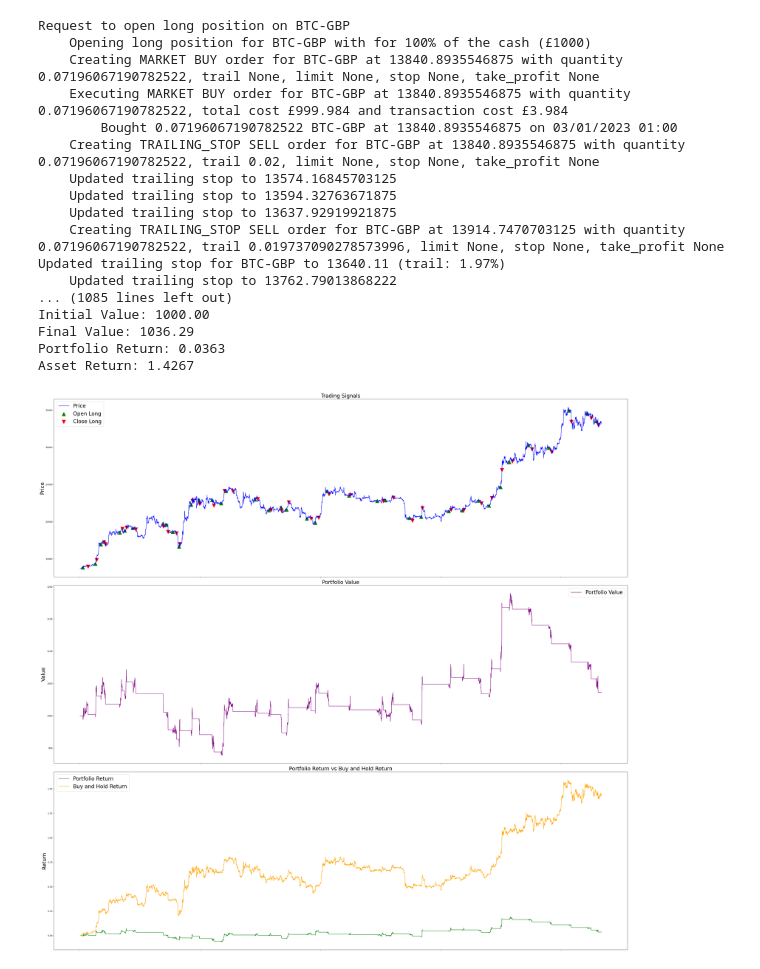
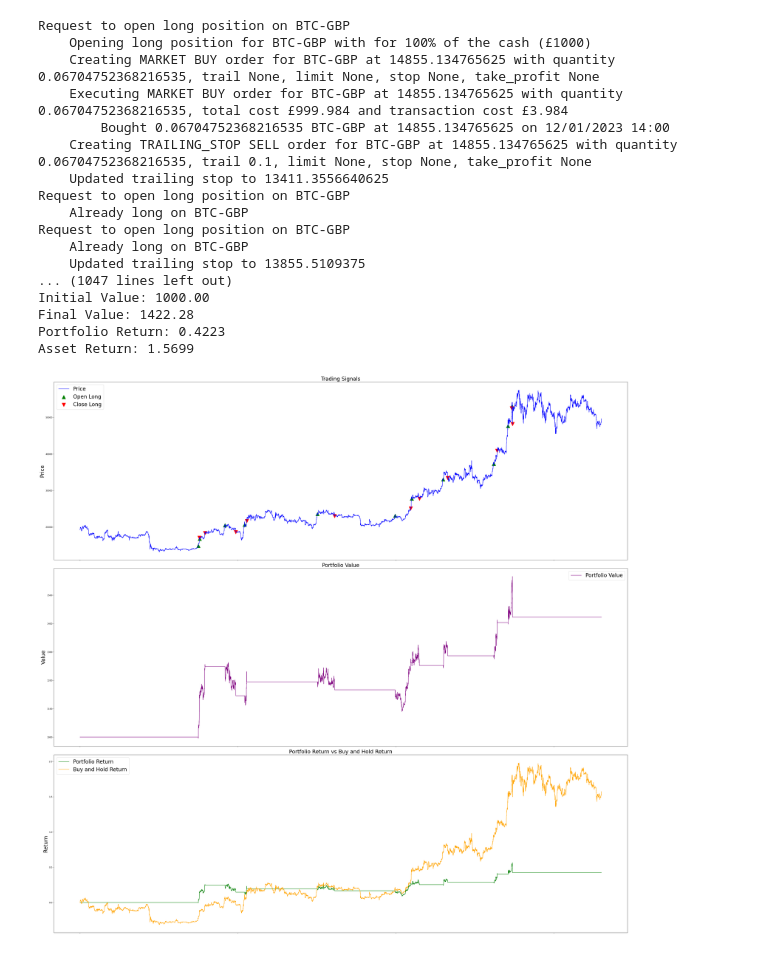
Before and after one commit to agrivas/portfolio-management, a Jupyter notebook: notebooks/MyStrategy.ipynb, the cells around one changed output. Drawn from its saved outputs; the diff is of its cells as text; code cells hidden in the pictures.

```diff
--- a/notebooks/MyStrategy.ipynb
+++ b/notebooks/MyStrategy.ipynb
@@ -123,67 +213,75 @@ from datetime import datetime
 
 # SYMBOL = "BTC-GBP"
 # train_since = datetime(2016, 7, 1, tzinfo=timezone.utc)
 # start_date = datetime(2018, 7, 1, tzinfo=timezone.utc)
 # end_date = datetime(2019, 7, 1, tzinfo=timezone.utc)
 # interval = Interval.ONE_DAY
 # period = 28
 
 SYMBOL = "BTC-GBP"
 #SYMBOL = "AAPL"
-train_since = pd.to_datetime('2022-12-24').tz_localize('UTC')
-start_date = pd.to_datetime('2023-01-01').tz_localize('UTC')
-end_date = pd.to_datetime('2024-01-01').tz_localize('UTC')
+train_since = pd.to_datetime('2022-08-01').tz_localize('UTC')
+start_date = pd.to_datetime('2022-08-08').tz_localize('UTC')
+end_date = pd.to_datetime('2024-07-01').tz_localize('UTC')
 period = 168
 frequency = '1h'
 
 feed = YFinanceFeed(interval = frequency)
 
 strategy_params = {
-    'trail_percentage': 0.01,
+    'trail_percentage': 0.1,
     'take_profit_percentage': 0.1,
-    'cci_length': 20,
-    'cci_threshold': -100,
-    'adx_length': 14,
-    'adx_threshold': 25
+
+    #'cci_length': 24,
+    #'cci_threshold': -50,
+    #'adx_length': 12,
+    #'adx_threshold': 30,
+
+    #'rsi_length': 7,
+    #'rsi_oversold': 35,
+    #'supertrend_length': 10,
+    #'supertrend_multiplier': 3,
+    # AdxEmaRsiStrategy parameters
+
+    #'rsi_length': 48,
+    #'rsi_overbought': 70,
+    #'ema_length': 72,
+    #'adx_length': 24,
+    #'adx_threshold': 30,
+
+    'adx_length': 48,
+    'adx_threshold': 30,
+    'ema_length_short': 12,
+    'ema_length_long': 72,
 }
 
-# Uncomment and modify these lines if you want to use other strategies
-# strategy_params.update({
-#     'rsi_length': 7,
-#     'rsi_oversold': 35,
-#     'supertrend_length': 10,
-#     'supertrend_multiplier': 3
-# })
-# strategy = AggressiveStrategy(strategy_params)
-# strategy = DefensiveStrategy(strategy_params)
-
-strategy = CciStAdxStrategy(strategy_params)
+strategy = AdxEmaStrategy(strategy_params)
 
 trader = Trader(SYMBOL, 1000, feed, strategy)
 
 # Run the backtest
 portfolio = trader.backtest(start_date, end_date, period, train_since, transaction_cost=0.004, trailing_stop_penalty_relief=0.9)
 
 perf = portfolio.plot_performance()
 # %% [output]
 Request to open long position on BTC-GBP
     Opening long position for BTC-GBP with for 100% of the cash (£1000)
-    Creating MARKET BUY order for BTC-GBP at 13840.8935546875 with quantity 0.07196067190782522, trail None, limit None, stop None, take_profit None
-    Executing MARKET BUY order for BTC-GBP at 13840.8935546875 with quantity 0.07196067190782522, total cost £999.984 and transaction cost £3.984
-        Bought 0.07196067190782522 BTC-GBP at 13840.8935546875 on 03/01/2023 01:00
-    Creating TRAILING_STOP SELL order for BTC-GBP at 13840.8935546875 with quantity 0.07196067190782522, trail 0.02, limit None, stop None, take_profit None
-    Updated trailing stop to 13574.16845703125
-    Updated trailing stop to 13594.32763671875
-    Updated trailing stop to 13637.92919921875
-    Creating TRAILING_STOP SELL order for BTC-GBP at 13914.7470703125 with quantity 0.07196067190782522, trail 0.019737090278573996, limit None, stop None, take_profit None
-Updated trailing stop for BTC-GBP to 13640.11 (trail: 1.97%)
-    Updated trailing stop to 13762.79013868222
-... (1085 lines left out)
+    Creating MARKET BUY order for BTC-GBP at 14855.134765625 with quantity 0.06704752368216535, trail None, limit None, stop None, take_profit None
+    Executing MARKET BUY order for BTC-GBP at 14855.134765625 with quantity 0.06704752368216535, total cost £999.984 and transaction cost £3.984
+        Bought 0.06704752368216535 BTC-GBP at 14855.134765625 on 12/01/2023 14:00
+    Creating TRAILING_STOP SELL order for BTC-GBP at 14855.134765625 with quantity 0.06704752368216535, trail 0.1, limit None, stop None, take_profit None
+    Updated trailing stop to 13411.3556640625
+Request to open long position on BTC-GBP
+    Already long on BTC-GBP
+Request to open long position on BTC-GBP
+    Already long on BTC-GBP
+    Updated trailing stop to 13855.5109375
+... (1047 lines left out)
 Initial Value: 1000.00
-Final Value: 1036.29
-Portfolio Return: 0.0363
-Asset Return: 1.4267
+Final Value: 1422.28
+Portfolio Return: 0.4223
+Asset Return: 1.5699
-[figure, old version]
+[figure, new version]
 # %%
 import os
 
```
Also changed, not shown: parts of 3 cells of this notebook, 2 other files.
